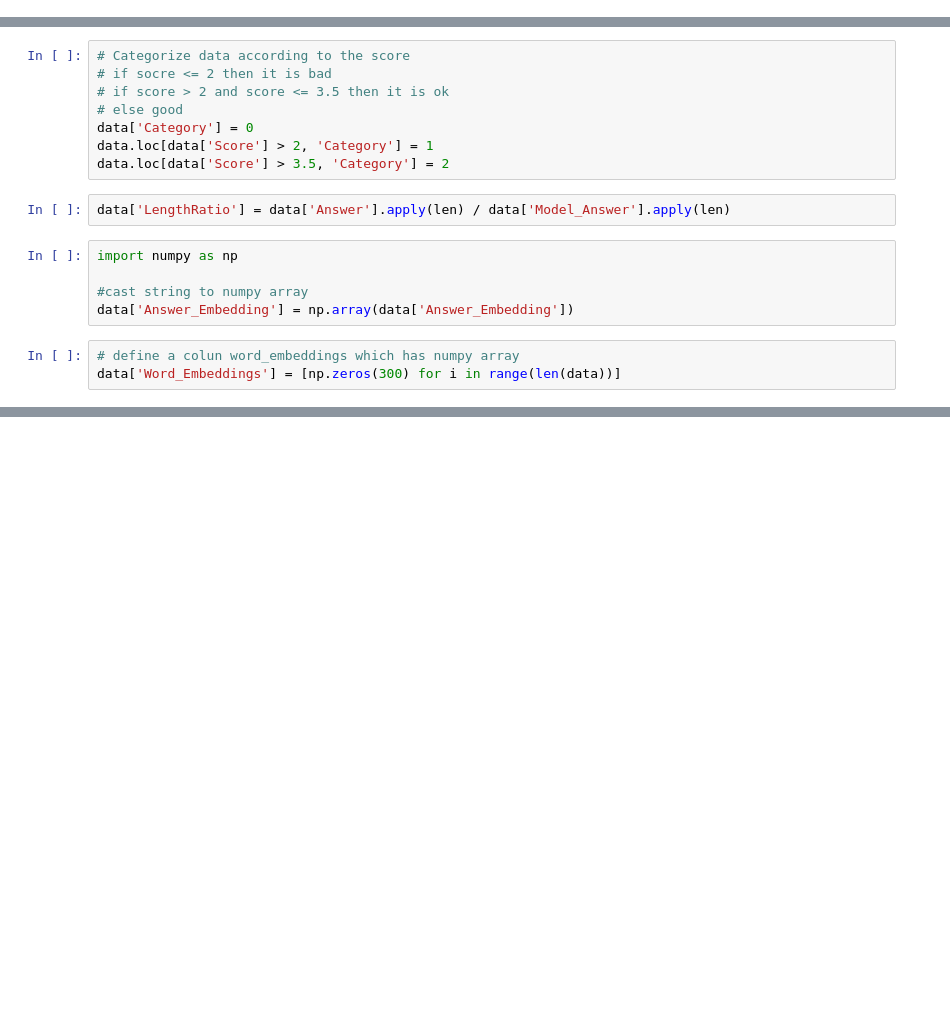
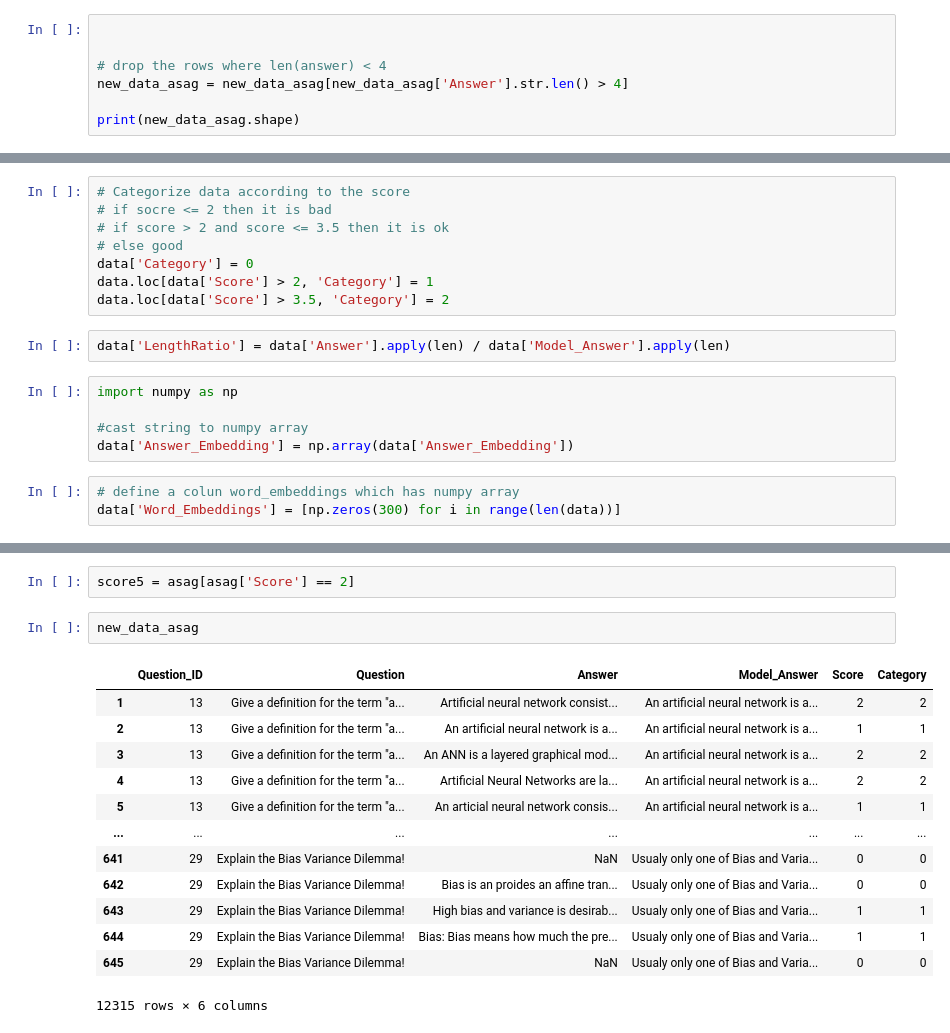
Before and after one commit to Research-Recruit-AI-SLIIT/Research-Codebase, a Jupyter notebook: Knowledge and Attitude Evaluation/Answer Evaluation/Data/data.ipynb, the cells around one changed output, grey strips where cells are left out. Saved outputs shown, nothing was run; the diff lists cells and outputs as text; blank space fills up the shorter version.

Commit message:
Modification in data

```diff
--- a/Knowledge and Attitude Evaluation/Answer Evaluation/Data/data.ipynb
+++ b/Knowledge and Attitude Evaluation/Answer Evaluation/Data/data.ipynb
@@ -189,0 +176,7 @@ data = pd.read_csv('./merged.csv')
+# %%
+
+
+# drop the rows where len(answer) < 4
+new_data_asag = new_data_asag[new_data_asag['Answer'].str.len() > 4]
+
+print(new_data_asag.shape)
@@ -211,0 +282,18 @@ data['Answer_Embedding'][0]
+# %%
+score5 = asag[asag['Score'] == 2]
+# %%
+new_data_asag
+# %% [output]
+|  | Question_ID | Question | Answer | Model_Answer | Score | Category |
+| 1 | 13 | Give a definition for the term "a... | Artificial neural network consist... | An artificial neural network is a... | 2 | 2 |
+| 2 | 13 | Give a definition for the term "a... | An artificial neural network is a... | An artificial neural network is a... | 1 | 1 |
+| 3 | 13 | Give a definition for the term "a... | An ANN is a layered graphical mod... | An artificial neural network is a... | 2 | 2 |
+| 4 | 13 | Give a definition for the term "a... | Artificial Neural Networks are la... | An artificial neural network is a... | 2 | 2 |
+| 5 | 13 | Give a definition for the term "a... | An articial neural network consis... | An artificial neural network is a... | 1 | 1 |
+| ... | ... | ... | ... | ... | ... | ... |
+| 641 | 29 | Explain the Bias Variance Dilemma! | NaN | Usualy only one of Bias and Varia... | 0 | 0 |
+| 642 | 29 | Explain the Bias Variance Dilemma! | Bias is an proides an affine tran... | Usualy only one of Bias and Varia... | 0 | 0 |
+| 643 | 29 | Explain the Bias Variance Dilemma! | High bias and variance is desirab... | Usualy only one of Bias and Varia... | 1 | 1 |
+| 644 | 29 | Explain the Bias Variance Dilemma! | Bias: Bias means how much the pre... | Usualy only one of Bias and Varia... | 1 | 1 |
+| 645 | 29 | Explain the Bias Variance Dilemma! | NaN | Usualy only one of Bias and Varia... | 0 | 0 |
+12315 rows × 6 columns
```
Also changed, not shown: parts of 22 cells of this notebook, 11 other files.
